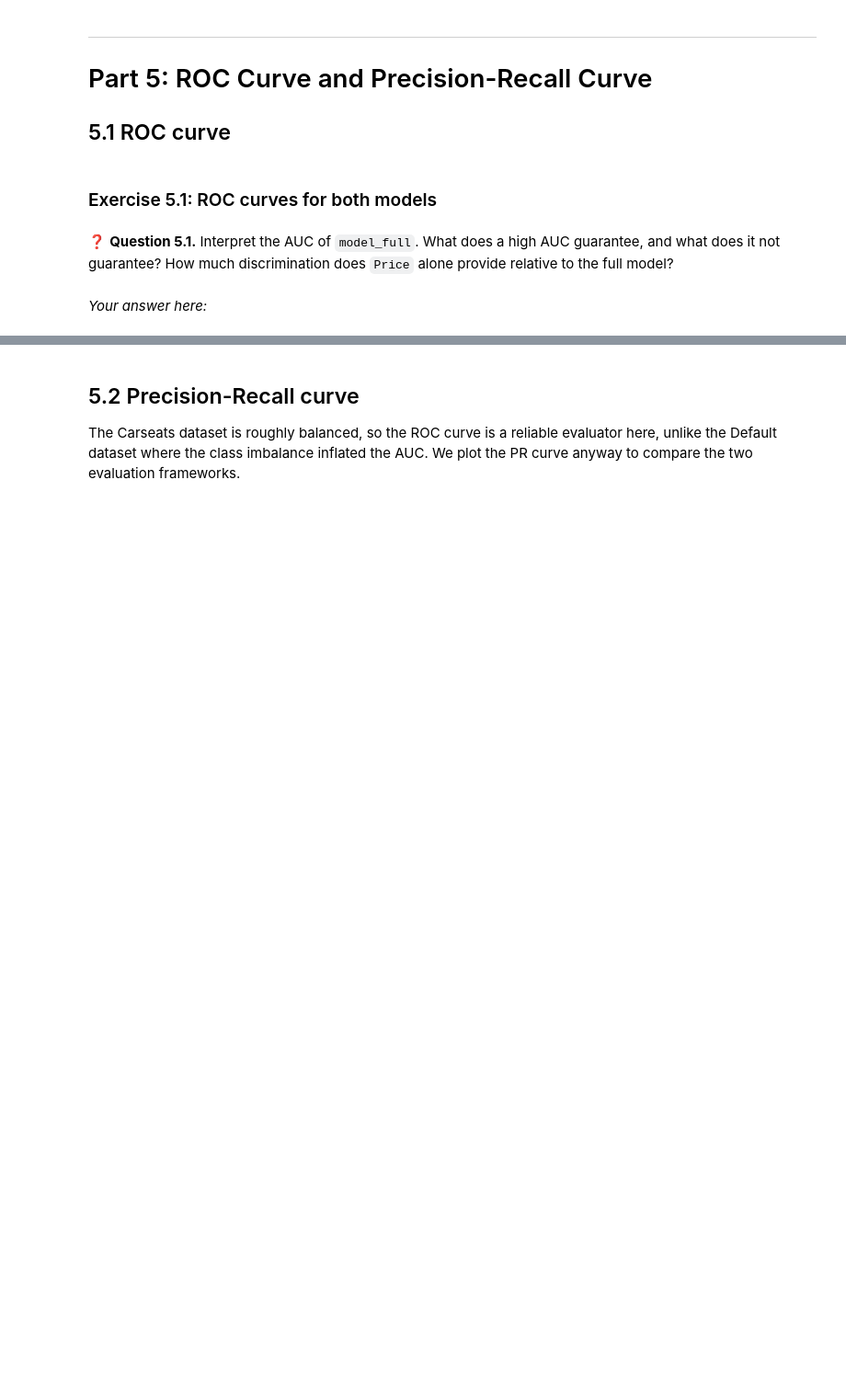
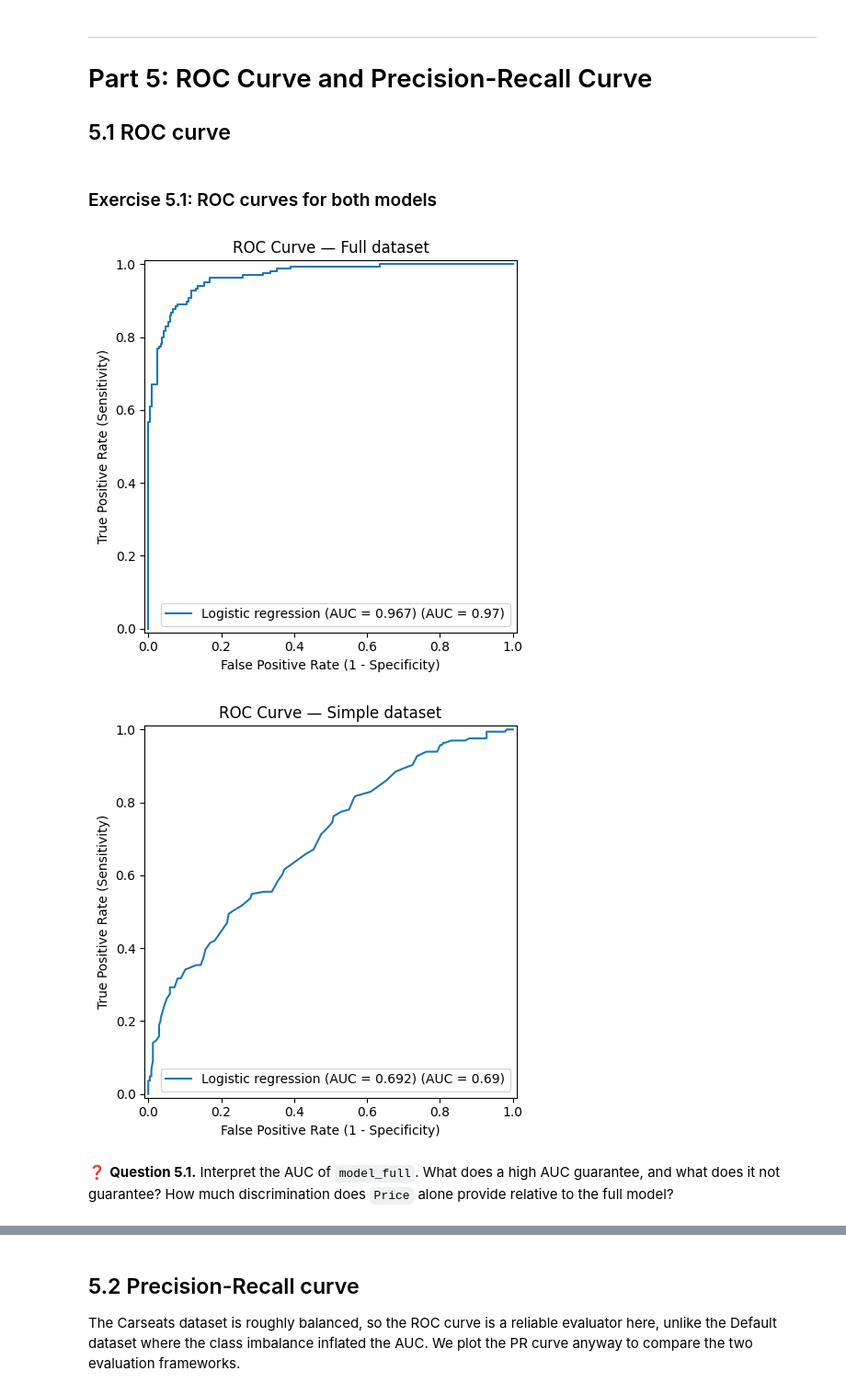
Before and after one commit to DanDC25/Statistical-Learning-with-Python, a Jupyter notebook: DSA211_05_Lab_Logistic_Regression.ipynb, the cells around one changed output, grey strips where cells are left out. Shown at 92% size. Drawn from its saved outputs; the diff is of its cells as text; code cells hidden in the pictures; blank space fills up the shorter version.

```diff
--- a/DSA211_05_Lab_Logistic_Regression.ipynb
+++ b/DSA211_05_Lab_Logistic_Regression.ipynb
@@ -666,4 +660,42 @@ plt.show()
+# %%
+### YOUR CODE HERE
+# (a) Compute ROC curve and AUC for model_full
+# (b) Compute ROC curve and AUC for model_simple
+# (c) Plot both on the same axes with the random diagonal
+
+auc_full = roc_auc_score(y_true, y_prob_full)
+
+fig, ax = plt.subplots(figsize=(6, 5))
+RocCurveDisplay.from_predictions(
+    y_true, y_prob_full,
+    name=f'Logistic regression (AUC = {auc_full:.3f})',
+    ax=ax
+)
+ax.set_xlabel('False Positive Rate (1 - Specificity)')
+ax.set_ylabel('True Positive Rate (Sensitivity)')
+ax.set_title('ROC Curve — Full dataset')
+ax.legend(loc='lower right')
+plt.tight_layout()
+plt.show()
+
+print()
+
+auc_simple = roc_auc_score(y_true, y_prob_simple)
+
+fig, ax = plt.subplots(figsize=(6, 5))
+RocCurveDisplay.from_predictions(
+    y_true, y_prob_simple,
+    name=f'Logistic regression (AUC = {auc_simple:.3f})',
+    ax=ax
+)
+ax.set_xlabel('False Positive Rate (1 - Specificity)')
+ax.set_ylabel('True Positive Rate (Sensitivity)')
+ax.set_title('ROC Curve — Simple dataset')
+ax.legend(loc='lower right')
+plt.tight_layout()
+plt.show()
+# %% [output]
+[figure, added]
+[figure, added]
 # %% [markdown]
 ❓ **Question 5.1.** Interpret the AUC of `model_full`. What does a high AUC guarantee, and what does it not guarantee? How much discrimination does `Price` alone provide relative to the full model?
-# %% [markdown]
-*Your answer here:*
```
Also changed, not shown: parts of 8 cells of this notebook.
